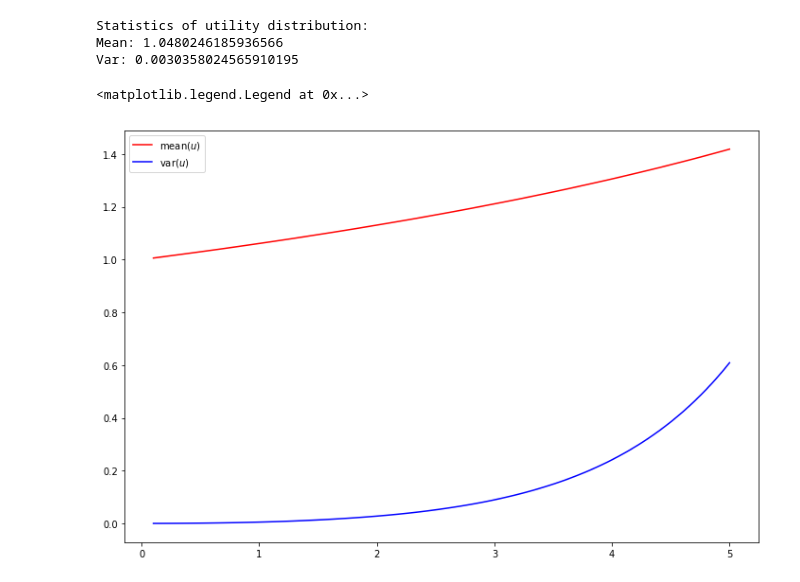
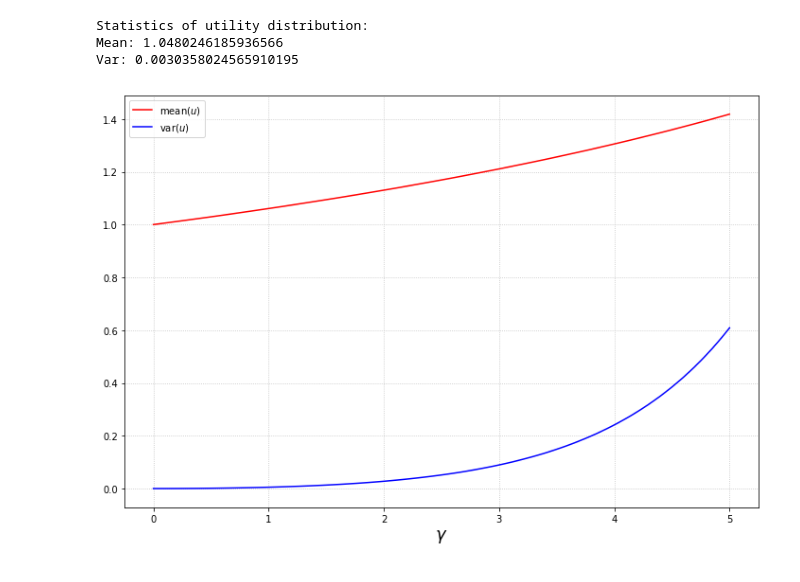
Before and after one commit to NumEconCopenhagen/projects-2019-remove-argv-0, a Jupyter notebook: examproject/examproject.ipynb, the cells around one changed output. Saved outputs shown, nothing was run; the diff lists cells and outputs as text; code cells hidden in the pictures.

```diff
--- a/examproject/examproject.ipynb
+++ b/examproject/examproject.ipynb
@@ -1098,7 +1103,7 @@ Statistics of utility distribution:
 Mean: 1.0480246185936566
 Var: 0.0030358024565910195
 # %%
-g_space = np.linspace(0.1, 5, 100)
+g_space = np.linspace(0, 5, 100)
 mean_util_of_g = list()
 var_util_of_g = list()
 
@@ -1107,12 +1112,8 @@ for g in g_space:
 
     mean_util_of_g.append(np.mean(util))
     var_util_of_g.append(np.var(util))
-# %%
-fig, ax = plt.subplots(figsize = (12,8))
-
-ax.plot(g_space, mean_util_of_g, color = 'red', label = 'mean($u$)')
-ax.plot(g_space, var_util_of_g, color = 'blue', label = 'var($u$)')
-ax.legend()
-# %% [output]
-<matplotlib.legend.Legend at 0x...>
-[figure, removed]
+# %%
+problem_three.plot_mean_variance(g_space, mean_util_of_g, var_util_of_g)
+plt.show()
+# %% [output]
+[figure, added]
```
Also changed, not shown: parts of 4 cells of this notebook, 2 other files.
